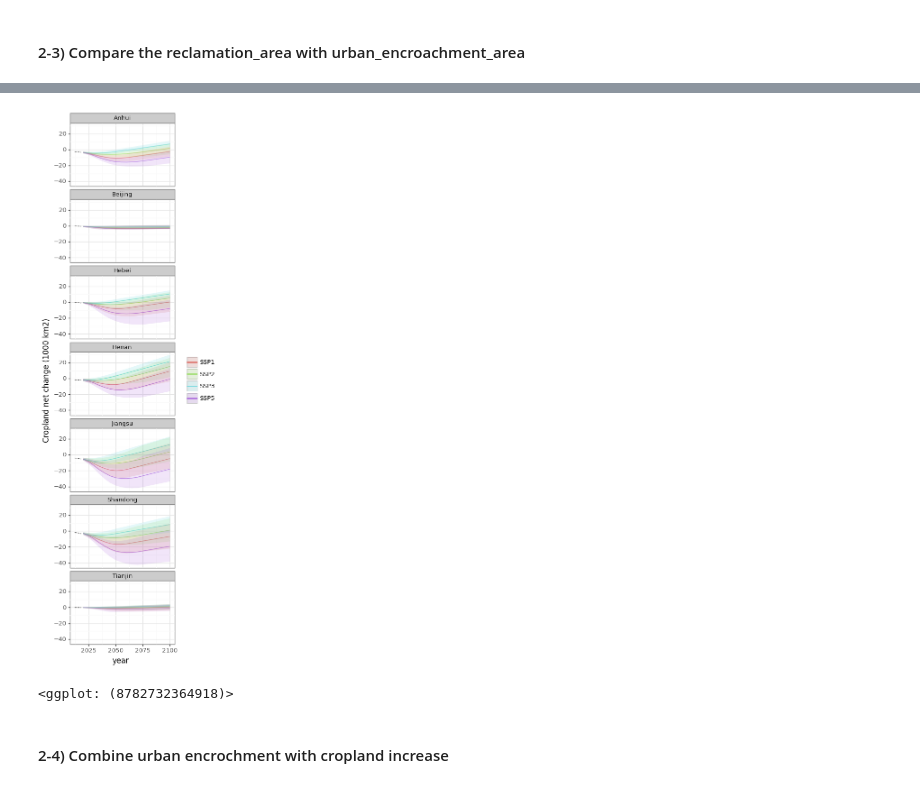
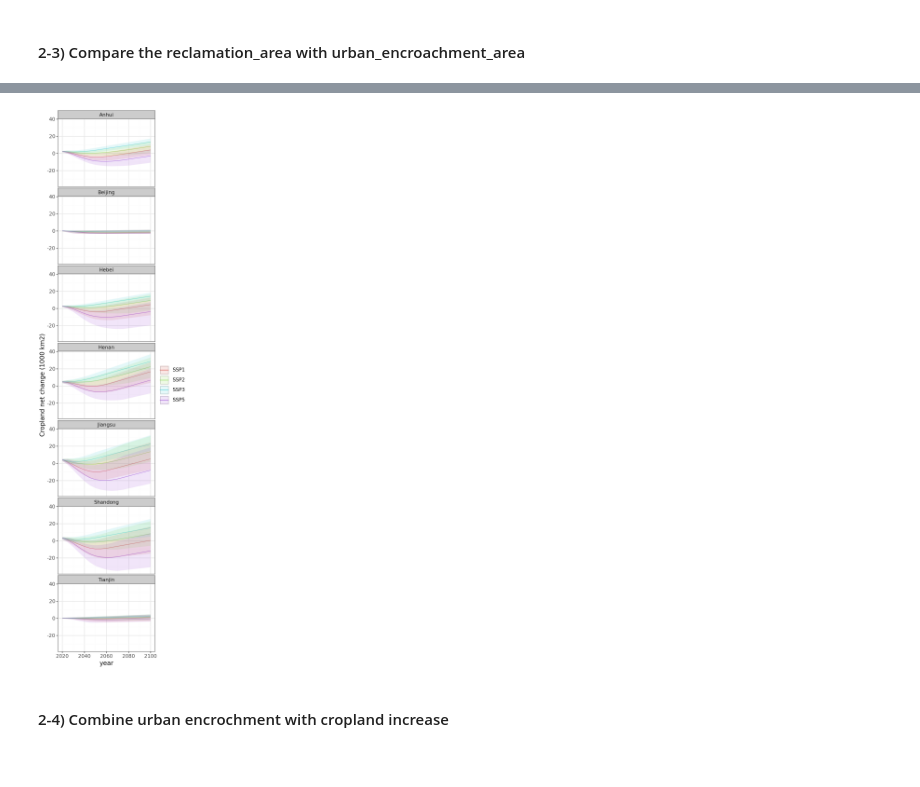
Before and after one commit to JinzhuWANG/Food_security_urban_GAEZ_Paper_3, a Jupyter notebook: Step_2_Sort_GAEZ_layers/05_2_compute_the_cropland_area_increase.ipynb, the cells around one changed output, grey strips where cells are left out. Cells and saved outputs as stored; diff of their text form; code cells hidden in the pictures.

```diff
--- a/Step_2_Sort_GAEZ_layers/05_2_compute_the_cropland_area_increase.ipynb
+++ b/Step_2_Sort_GAEZ_layers/05_2_compute_the_cropland_area_increase.ipynb
@@ -122,10 +115,0 @@ yearbook_area_sum.tail()
-# %%
-# plot the area change
-plotnine.options.figure_size = (5,4)
-plotnine.options.dip = 100
-
-# plot the trend
-(ggplot()
- + geom_line(yearbook_area_sum,aes(x='year',y='area_yearbook_kha'))
- + theme_bw(base_size=12)
-)
@@ -375,26 +275,11 @@ g.save('/content/sup_8_2_year_fit_reclamation.svg')
 # %%
 # read urban_encroach_cropland area df
 urban_encroachment_area_df = pd.read_csv('./result_csv/urban_encroachment_area_df.csv') >> mask(X.Scenario != 'SSP4')
+urban_encroachment_area_df['year'] = urban_encroachment_area_df['year'].astype(int)
 
 # change area from kha to 1000km2
 urban_encroachment_area_df[['encroach_area_1000km2_mean','encroach_area_1000km2_top','encroach_area_1000km2_bot']] = \
   urban_encroachment_area_df[['encroach_area_kha_mean','encroach_area_kha_top','encroach_area_kha_bot']] / 100
-
-# split for plot hist and pred
-urban_encroachment_area_df_hist = urban_encroachment_area_df >> mask(X.Scenario == 'Historical')
-urban_encroachment_area_df_pred = urban_encroachment_area_df >> mask(X.Scenario != 'Historical')
-
-
-# get the predicted cropland_area_increase
-cropland_increase_hist = cropland_increase_yearbook_NCP.copy()
-cropland_increase_hist['color'] = 'Yearbook cropland increase'
-cropland_increase_pred = future_cropland_increase >> mask(X.year >= 2018)
-cropland_increase_pred['color'] = 'Predict cropland increase'
-
-# change area from kha to 1000km2
-cropland_increase_hist['yearbook_cumsum_increase_kha'] = cropland_increase_hist['yearbook_cumsum_increase_kha'] / 100
-cropland_increase_pred[['mean','obs_ci_lower','obs_ci_upper']] = \
-  cropland_increase_pred[['mean','obs_ci_lower','obs_ci_upper']] / 100
 # %%
 # plot the area change
 plotnine.options.figure_size = (7,6)
@@ -454,19 +332,17 @@ g.save('/content/result_2_5_1_cropland_gain.svg')
 # %%
 # plot the area change
-plotnine.options.figure_size = (3,15)
+plotnine.options.figure_size = (4,15)
 plotnine.options.dip = 100
 
 g = (ggplot()
-  # urban excroachment hist
-  + geom_line(urban_encroachment_area_df_hist,aes(x='year',y='encroach_area_1000km2_mean'),linetype='dashed',alpha=0.7)
   # urban excroachment pred
-  + geom_line(urban_encroachment_area_df_pred,aes(x='year',y='encroach_area_1000km2_mean',color='Scenario'),alpha=0.7)
-  + geom_ribbon(urban_encroachment_area_df_pred,aes(x='year',ymin='encroach_area_1000km2_bot',ymax='encroach_area_1000km2_top',
+  + geom_line(urban_encroachment_area_df,aes(x='year',y='encroach_area_1000km2_mean',color='Scenario'),alpha=0.7)
+  + geom_ribbon(urban_encroachment_area_df,aes(x='year',ymin='encroach_area_1000km2_bot',ymax='encroach_area_1000km2_top',
                                 fill='Scenario'),alpha=0.15)
   # + facet_wrap('Province',ncol=1)
   + facet_grid('Province ~ .')
   + theme_bw(base_size=12)
-  + theme(subplots_adjust={'wspace': 0.1})
+  # + theme(subplots_adjust={'wspace': 0.1})
   + ylab('Cropland loss (1000 km2)')
   + theme(legend_title=element_blank(),legend_background=element_blank())
  )
@@ -491,23 +362,20 @@ net_cropland_change_pred = net_cropland_change >> mask(X.Scenario != 'Historical
 # %%
 # plot the area change
-plotnine.options.figure_size = (3,15)
+plotnine.options.figure_size = (4,15)
 plotnine.options.dip = 100
 
 g = (ggplot()
-  # urban excroachment hist
-  + geom_line(net_cropland_change_hist,aes(x='year',y='net_mean'),linetype='dashed',alpha=0.7)
   # urban excroachment pred
-  + geom_line(net_cropland_change_pred,aes(x='year',y='net_mean',color='Scenario'),alpha=0.7)
-  + geom_ribbon(net_cropland_change_pred,aes(x='year',ymin='net_bot',ymax='net_top',fill='Scenario'),alpha=0.15)
+  + geom_line(net_cropland_change,aes(x='year',y='net_mean',color='Scenario'),alpha=0.7)
+  + geom_ribbon(net_cropland_change,aes(x='year',ymin='net_bot',ymax='net_top',fill='Scenario'),alpha=0.15)
   + facet_wrap('Province',ncol=1)
   + theme_bw(base_size=12)
   + theme(subplots_adjust={'wspace': 0.1})
   + ylab('Cropland net change (1000 km2)')
   + theme(legend_title=element_blank(),legend_background=element_blank())
  )
 
 g
 # %% [output]
-[figure, old version]
+[figure, new version]
-<ggplot: (8782732364918)>
 # %%
```
Also changed, not shown: parts of 48 cells of this notebook, 3 other files.
